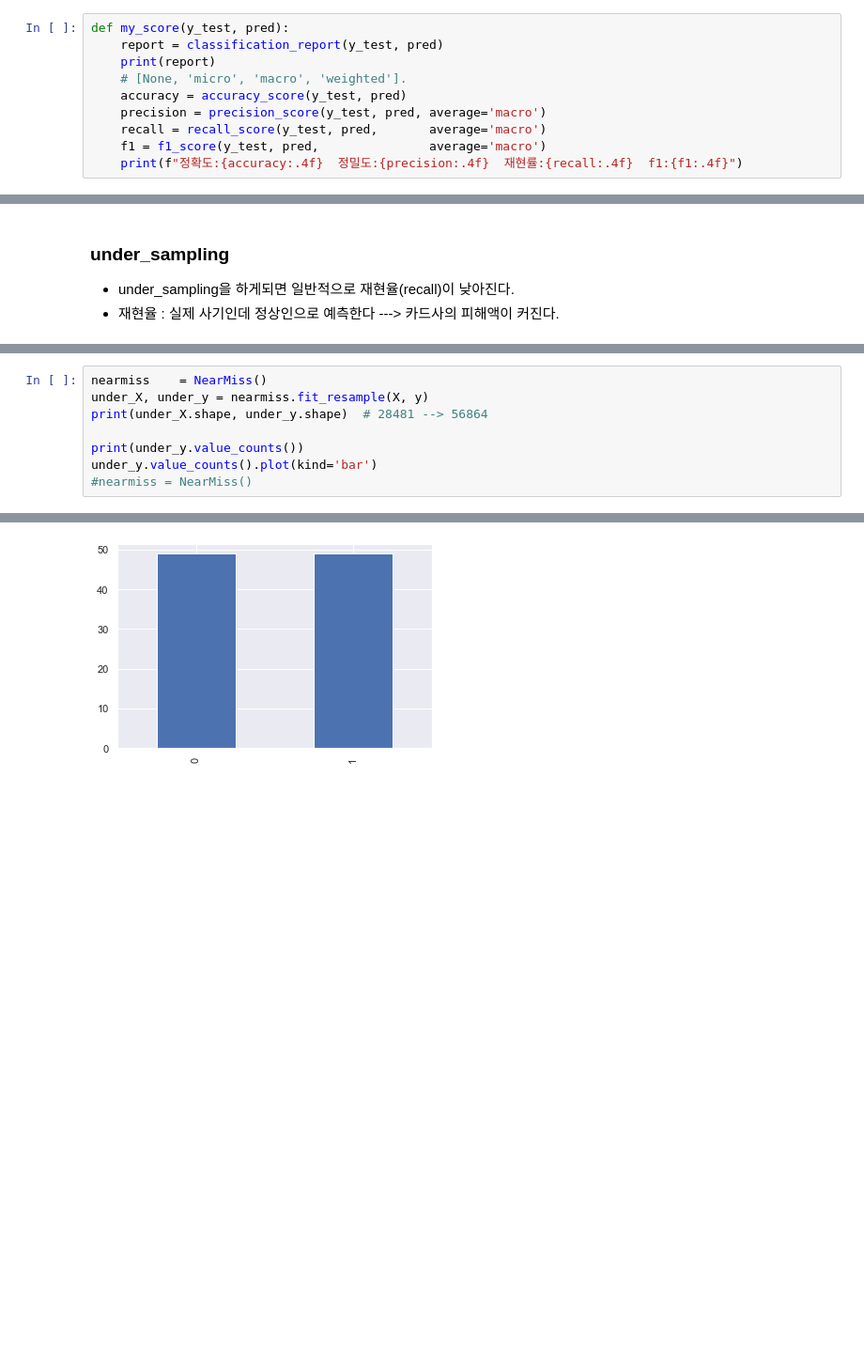
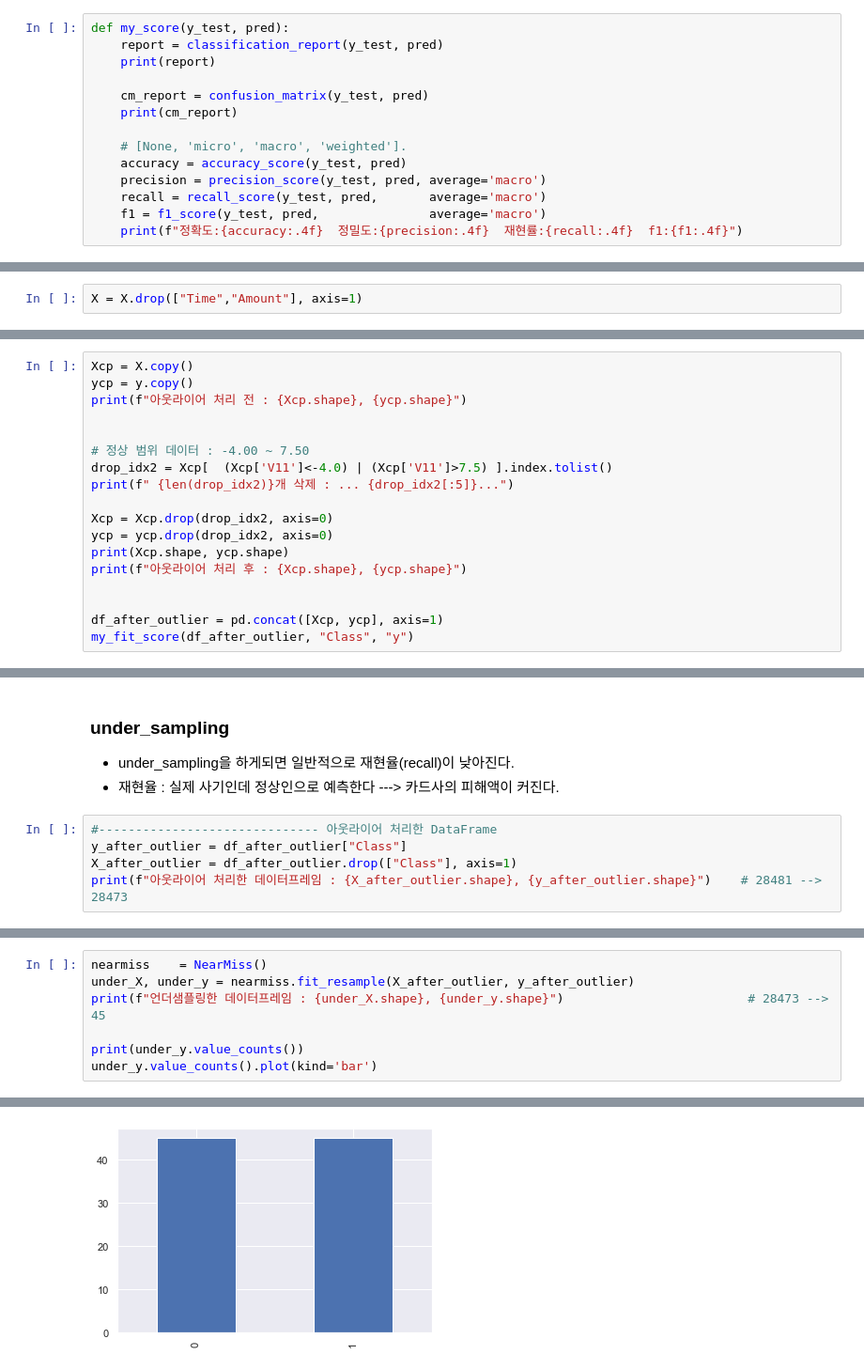
Before and after one commit to ssawwqdf/comp_practice, a Jupyter notebook: credit_k/credit_card_k_lkh.ipynb, the cells around one changed output, grey strips where cells are left out. Shown at 94% size. Saved outputs shown, nothing was run; the diff lists cells and outputs as text; blank space fills up the shorter version.

```diff
--- a/credit_k/credit_card_k_lkh.ipynb
+++ b/credit_k/credit_card_k_lkh.ipynb
@@ -232,6 +235,10 @@ sns.lmplot(x="Time", y="Amount", data=df, hue="Class")
 def my_score(y_test, pred):
     report = classification_report(y_test, pred)
     print(report)
+
+    cm_report = confusion_matrix(y_test, pred)
+    print(cm_report)
+
     # [None, 'micro', 'macro', 'weighted'].
     accuracy = accuracy_score(y_test, pred)
     precision = precision_score(y_test, pred, average='macro')
@@ -279,0 +312,2 @@ weighted avg       1.00      1.00      1.00     56962
+# %%
+X = X.drop(["Time","Amount"], axis=1)
@@ -279,0 +377,18 @@ weighted avg       1.00      1.00      1.00     56962
+# %%
+Xcp = X.copy()
+ycp = y.copy()
+print(f"아웃라이어 처리 전 : {Xcp.shape}, {ycp.shape}")
+
+
+# 정상 범위 데이터 : -4.00 ~ 7.50
+drop_idx2 = Xcp[  (Xcp['V11']<-4.0) | (Xcp['V11']>7.5) ].index.tolist()
+print(f" {len(drop_idx2)}개 삭제 : ... {drop_idx2[:5]}...")
+
+Xcp = Xcp.drop(drop_idx2, axis=0)
+ycp = ycp.drop(drop_idx2, axis=0)
+print(Xcp.shape, ycp.shape)
+print(f"아웃라이어 처리 후 : {Xcp.shape}, {ycp.shape}")
+
+
+df_after_outlier = pd.concat([Xcp, ycp], axis=1)
+my_fit_score(df_after_outlier, "Class", "y")
@@ -335,3 +475,8 @@ weighted avg       1.00      1.00      1.00     11373
 ### under_sampling
 * under_sampling을 하게되면 일반적으로 재현율(recall)이 낮아진다.
 * 재현율 : 실제 사기인데 정상인으로 예측한다 ---> 카드사의 피해액이 커진다.
+# %%
+#------------------------------ 아웃라이어 처리한 DataFrame
+y_after_outlier = df_after_outlier["Class"]
+X_after_outlier = df_after_outlier.drop(["Class"], axis=1)
+print(f"아웃라이어 처리한 데이터프레임 : {X_after_outlier.shape}, {y_after_outlier.shape}")    # 28481 --> 28473
@@ -338,9 +485,8 @@ weighted avg       1.00      1.00      1.00     11373
 # %%
 nearmiss    = NearMiss()
-under_X, under_y = nearmiss.fit_resample(X, y)
-print(under_X.shape, under_y.shape)  # 28481 --> 56864
+under_X, under_y = nearmiss.fit_resample(X_after_outlier, y_after_outlier)
+print(f"언더샘플링한 데이터프레임 : {under_X.shape}, {under_y.shape}")                         # 28473 --> 45
 
 print(under_y.value_counts())
 under_y.value_counts().plot(kind='bar')
-#nearmiss = NearMiss()
 # %% [output]
@@ -350,4 +496,4 @@ under_y.value_counts().plot(kind='bar')
 Name: Class, dtype: int64
 <AxesSubplot:>
-[figure, old version]
+[figure, new version]
 # %%
```
Also changed, not shown: parts of 42 cells of this notebook, 5 other files.
